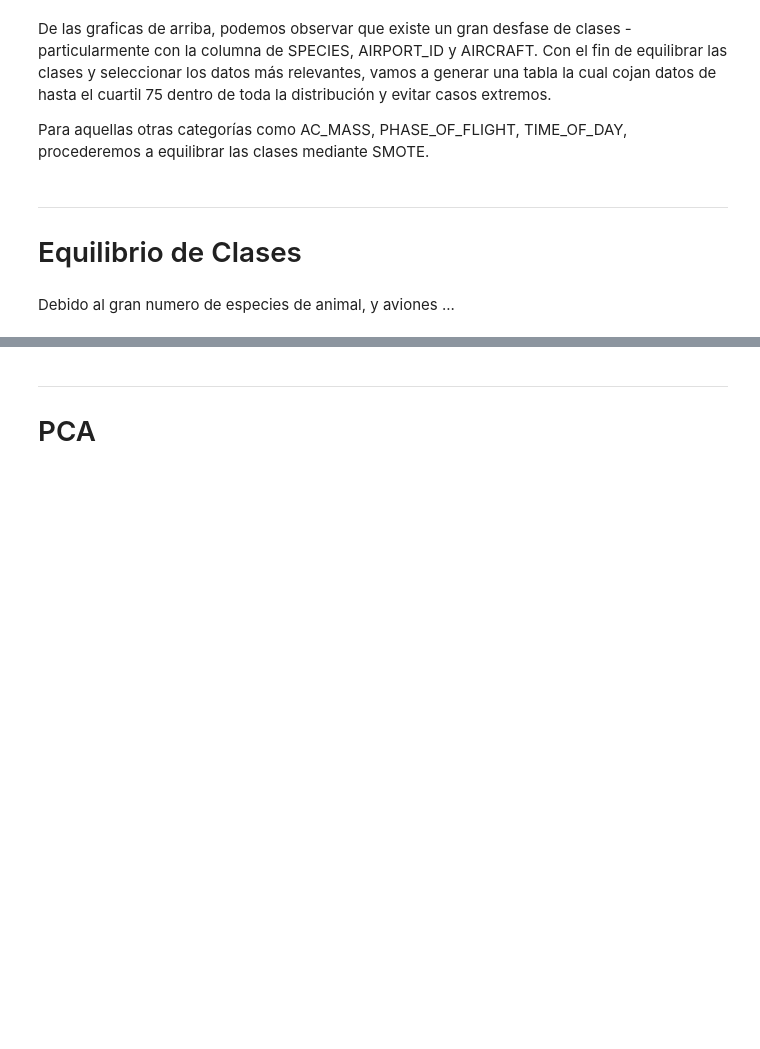
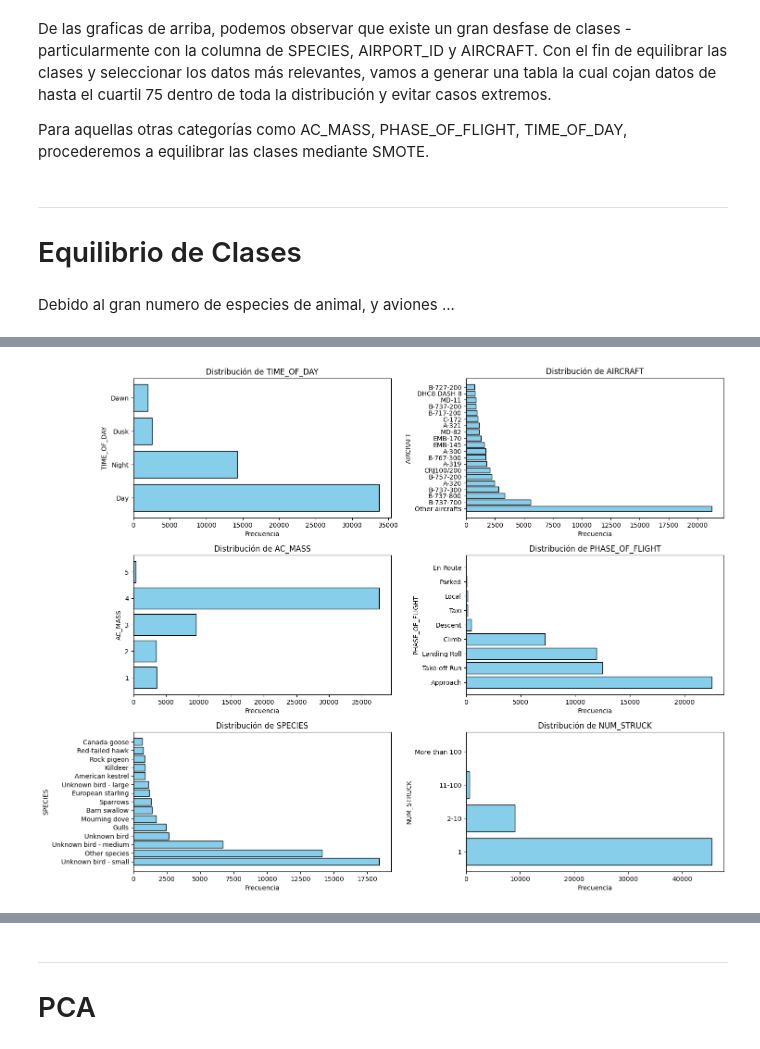
Before and after one commit to LuisBuenoA/Wildlife-Strike-Analysis, a Jupyter notebook: Practica1.ipynb, the cells around one changed output, grey strips where cells are left out. Drawn from its saved outputs; the diff is of its cells as text; code cells hidden in the pictures; blank space fills up the shorter version.

```diff
--- a/Practica1.ipynb
+++ b/Practica1.ipynb
@@ -293,0 +300,19 @@ Name: AIRCRAFT, dtype: int64
+# %%
+
+# * Análisis de la distribución de columnas categóricas
+plt.figure(figsize=(15, 15))
+plt.suptitle("Distribución final de clases categóricas ", fontsize="x-large")
+for i, column in enumerate(CATEGORICAL_COLUMNS, 1):
+    # Calculate the frequencies of each category
+    value_counts = df[column].value_counts()
+    # Create a horizontal bar chart
+    plt.subplot(4, 2, i)  # Adjust the grid dimensions as needed
+    plt.barh(value_counts.index, value_counts, color='skyblue', edgecolor='black')
+    plt.title(f'Distribución de {column}')
+    plt.xlabel('Frecuencia')
+    plt.ylabel(column)
+
+plt.tight_layout()
+plt.show()
+# %% [output]
+[figure, added]
```
Also changed, not shown: parts of 18 cells of this notebook, 1 other file.
